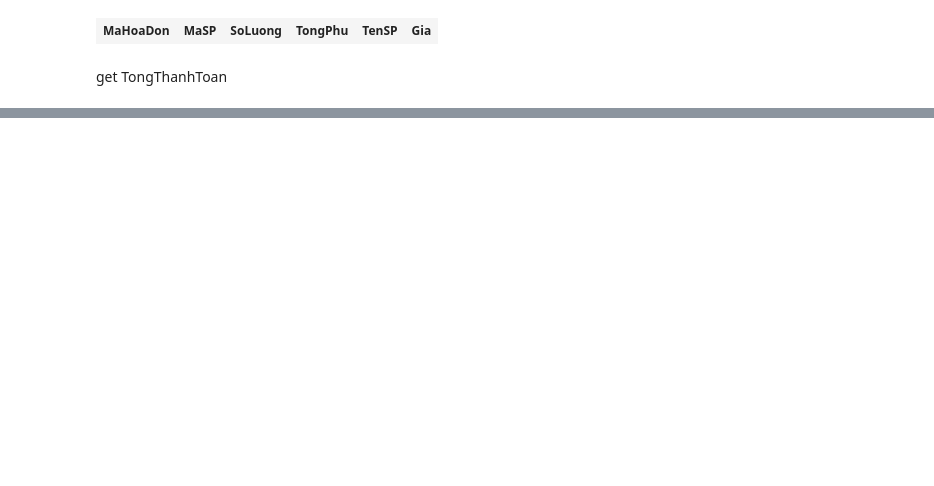
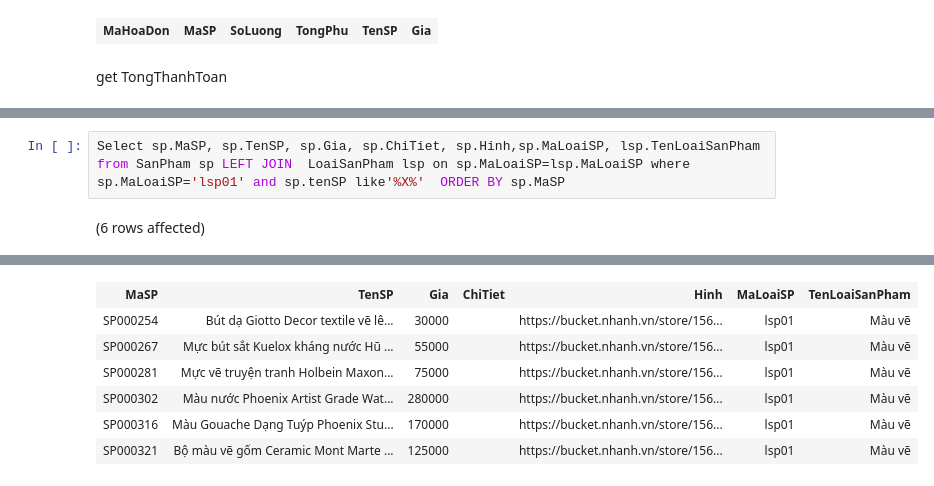
Before and after one commit to LienNTB/QuanLyHoaCu, a Jupyter notebook: data/3_TestUtils.ipynb, the cells around one changed output, grey strips where cells are left out. Saved outputs shown, nothing was run; the diff lists cells and outputs as text; blank space fills up the shorter version.

```diff
--- a/data/3_TestUtils.ipynb
+++ b/data/3_TestUtils.ipynb
@@ -107,0 +136,4 @@ get TongThanhToan
+# %%
+Select sp.MaSP, sp.TenSP, sp.Gia, sp.ChiTiet, sp.Hinh,sp.MaLoaiSP, lsp.TenLoaiSanPham from SanPham sp LEFT JOIN  LoaiSanPham lsp on sp.MaLoaiSP=lsp.MaLoaiSP where sp.MaLoaiSP='lsp01' and sp.tenSP like'%X%'  ORDER BY sp.MaSP
+# %% [output]
+(6 rows affected)
@@ -107,0 +141,7 @@ get TongThanhToan
+| MaSP | TenSP | Gia | ChiTiet | Hinh | MaLoaiSP | TenLoaiSanPham |
+| SP000254 | Bút dạ Giotto Decor textile vẽ lê... | 30000 |  | https://bucket.nhanh.vn/store/156... | lsp01 | Màu vẽ |
+| SP000267 | Mực bút sắt Kuelox kháng nước Hũ ... | 55000 |  | https://bucket.nhanh.vn/store/156... | lsp01 | Màu vẽ |
+| SP000281 | Mực vẽ truyện tranh Holbein Maxon... | 75000 |  | https://bucket.nhanh.vn/store/156... | lsp01 | Màu vẽ |
+| SP000302 | Màu nước Phoenix Artist Grade Wat... | 280000 |  | https://bucket.nhanh.vn/store/156... | lsp01 | Màu vẽ |
+| SP000316 | Màu Gouache Dạng Tuýp Phoenix Stu... | 170000 |  | https://bucket.nhanh.vn/store/156... | lsp01 | Màu vẽ |
+| SP000321 | Bộ màu vẽ gốm Ceramic Mont Marte ... | 125000 |  | https://bucket.nhanh.vn/store/156... | lsp01 | Màu vẽ |
```
Also changed, not shown: parts of 5 cells of this notebook, 5 other files.
